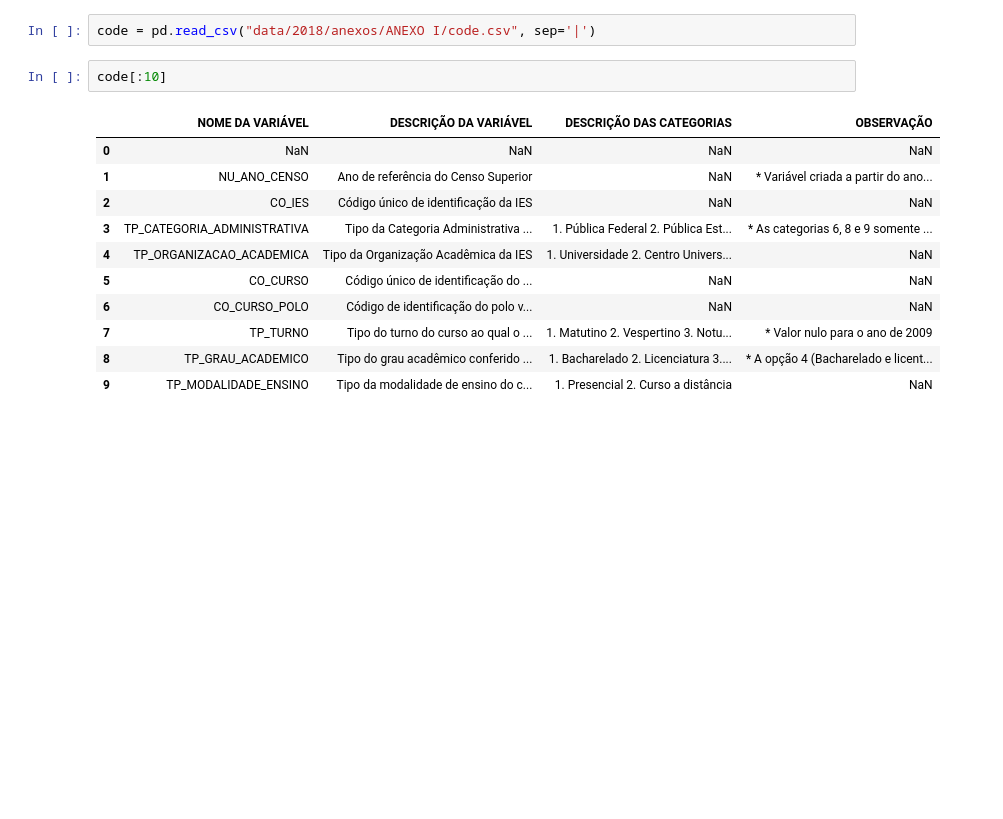
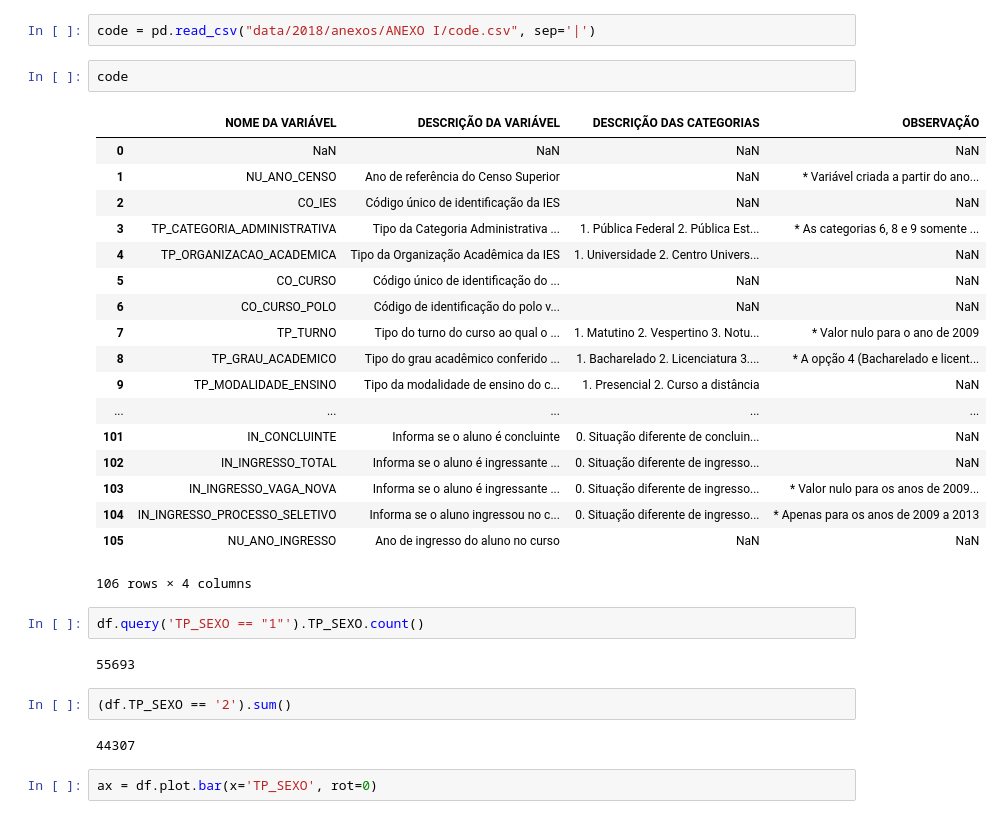
Before and after one commit to Kan4me/women_in_grad, a Jupyter notebook: 1_database_setup.ipynb, the cells around one changed output. Drawn from its saved outputs; the diff is of its cells as text; blank space fills up the shorter version.

```diff
--- a/1_database_setup.ipynb
+++ b/1_database_setup.ipynb
@@ -47,16 +56,33 @@ df[:10]
 # %%
 code = pd.read_csv("data/2018/anexos/ANEXO I/code.csv", sep='|')
 # %%
-code[:10]
+code
 # %% [output]
 |  | NOME DA VARIÁVEL | DESCRIÇÃO DA VARIÁVEL | DESCRIÇÃO DAS CATEGORIAS | OBSERVAÇÃO |
 | 0 | NaN | NaN | NaN | NaN |
 | 1 | NU_ANO_CENSO | Ano de referência do Censo Superior | NaN | * Variável criada a partir do ano... |
 | 2 | CO_IES | Código único de identificação da IES | NaN | NaN |
 | 3 | TP_CATEGORIA_ADMINISTRATIVA | Tipo da Categoria Administrativa ... | 1. Pública Federal 2. Pública Est... | * As categorias 6, 8 e 9 somente ... |
 | 4 | TP_ORGANIZACAO_ACADEMICA | Tipo da Organização Acadêmica da IES | 1. Universidade 2. Centro Univers... | NaN |
 | 5 | CO_CURSO | Código único de identificação do ... | NaN | NaN |
 | 6 | CO_CURSO_POLO | Código de identificação do polo v... | NaN | NaN |
 | 7 | TP_TURNO | Tipo do turno do curso ao qual o ... | 1. Matutino 2. Vespertino 3. Notu... | * Valor nulo para o ano de 2009 |
 | 8 | TP_GRAU_ACADEMICO | Tipo do grau acadêmico conferido ... | 1. Bacharelado 2. Licenciatura 3.... | * A opção 4 (Bacharelado e licent... |
 | 9 | TP_MODALIDADE_ENSINO | Tipo da modalidade de ensino do c... | 1. Presencial 2. Curso a distância | NaN |
+| ... | ... | ... | ... | ... |
+| 101 | IN_CONCLUINTE | Informa se o aluno é concluinte | 0. Situação diferente de concluin... | NaN |
+| 102 | IN_INGRESSO_TOTAL | Informa se o aluno é ingressante ... | 0. Situação diferente de ingresso... | NaN |
+| 103 | IN_INGRESSO_VAGA_NOVA | Informa se o aluno é ingressante ... | 0. Situação diferente de ingresso... | * Valor nulo para os anos de 2009... |
+| 104 | IN_INGRESSO_PROCESSO_SELETIVO | Informa se o aluno ingressou no c... | 0. Situação diferente de ingresso... | * Apenas para os anos de 2009 a 2013 |
+| 105 | NU_ANO_INGRESSO | Ano de ingresso do aluno no curso | NaN | NaN |
+106 rows × 4 columns
+# %%
+df.query('TP_SEXO == "1"').TP_SEXO.count()
+# %% [output]
+55693
+# %%
+(df.TP_SEXO == '2').sum()
+# %% [output]
+44307
+# %%
+ax = df.plot.bar(x='TP_SEXO', rot=0)
```
Also changed, not shown: parts of 4 cells of this notebook.
